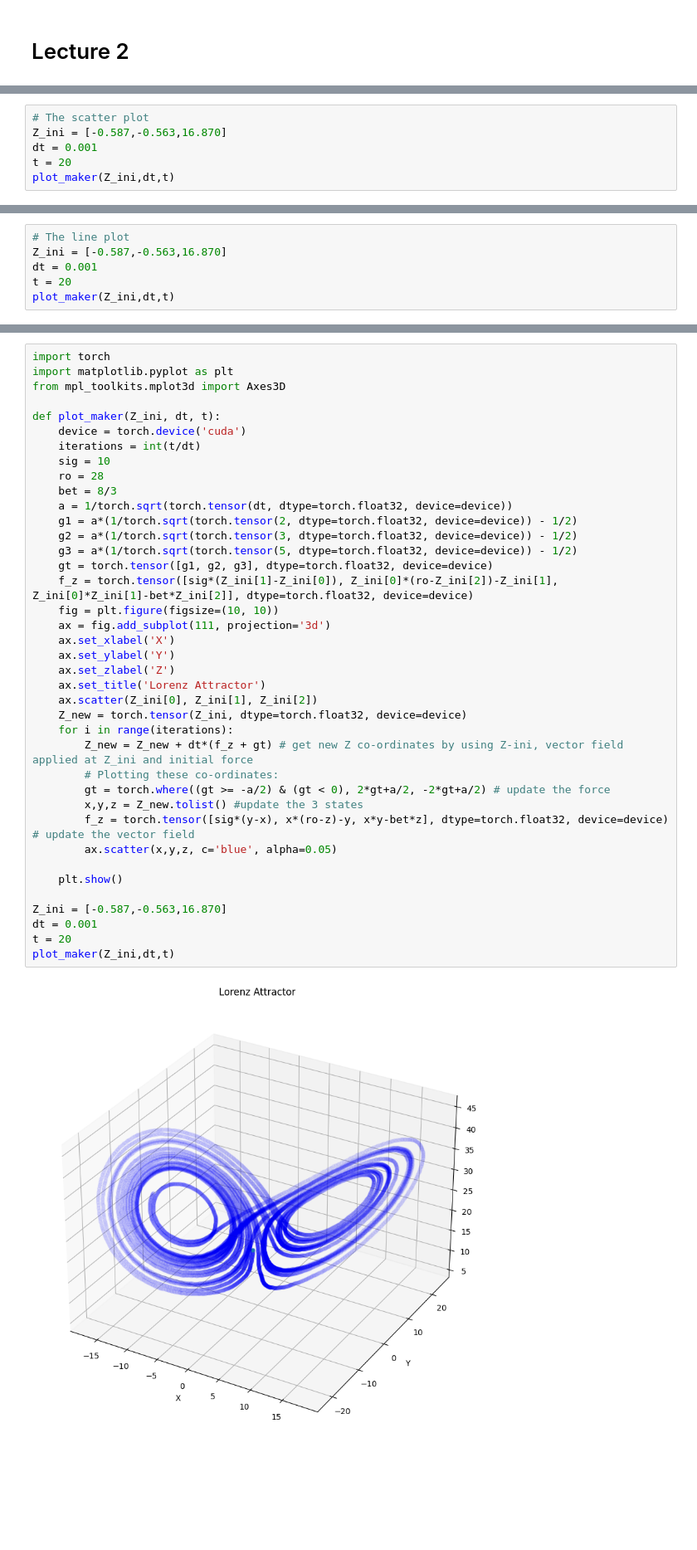
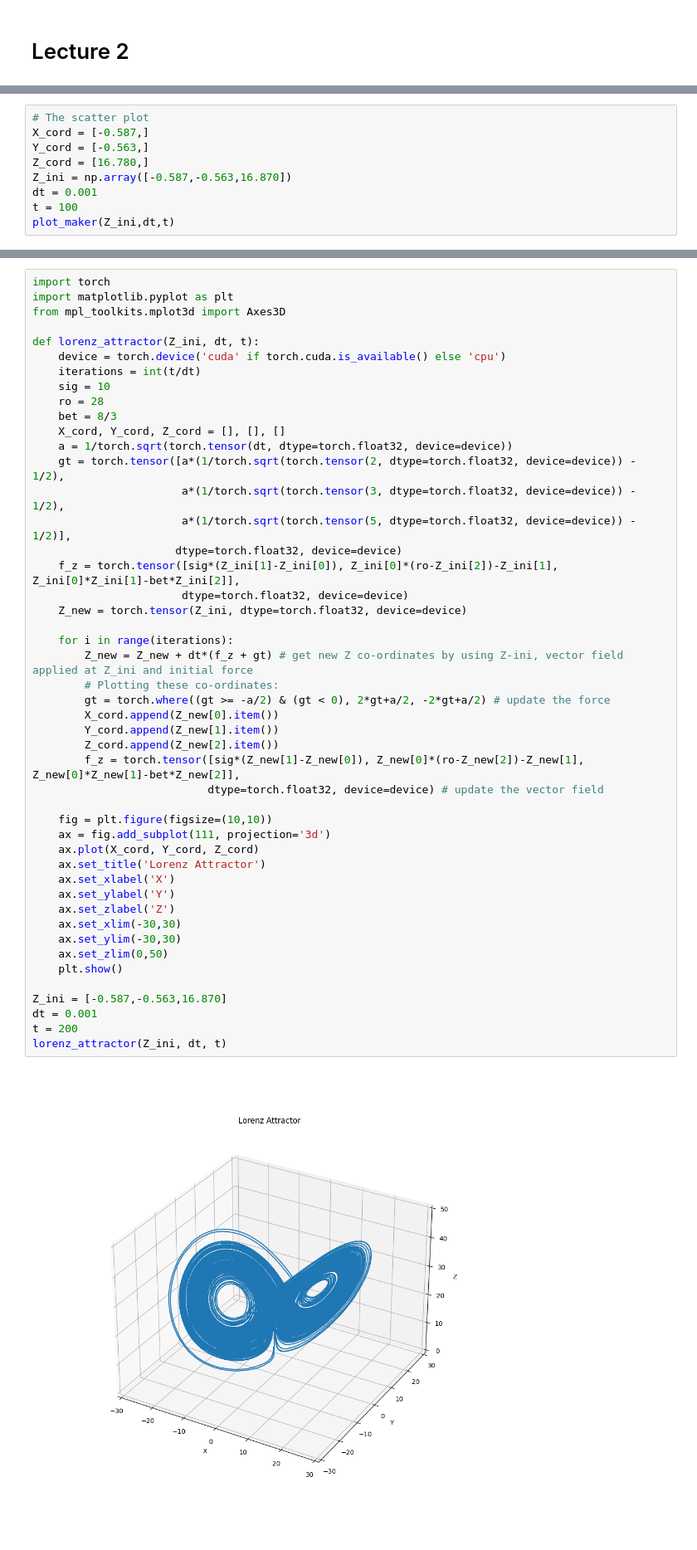
Before and after one commit to Yuvraj-Dhepe/uni_bayesian, a Jupyter notebook: Rough_Works/yuvraj/Rough_Implementations.ipynb, the cells around one changed output, grey strips where cells are left out. Shown at 83% size. Cells and saved outputs as stored; diff of their text form; blank space fills up the shorter version.

Commit message:
Updated the rough solution with 3d plot

```diff
--- a/Rough_Works/yuvraj/Rough_Implementations.ipynb
+++ b/Rough_Works/yuvraj/Rough_Implementations.ipynb
@@ -213,8 +248,11 @@ def plot_maker(Z_ini, dt, t):
     plt.show()
 # %%
 # The scatter plot
-Z_ini = [-0.587,-0.563,16.870]
+X_cord = [-0.587,]
+Y_cord = [-0.563,]
+Z_cord = [16.780,]
+Z_ini = np.array([-0.587,-0.563,16.870])
 dt = 0.001
-t = 20
+t = 100
 plot_maker(Z_ini,dt,t)
 # %% [output]
@@ -222,6 +259,0 @@ plot_maker(Z_ini,dt,t)
-# %%
-# The line plot
-Z_ini = [-0.587,-0.563,16.870]
-dt = 0.001
-t = 20
-plot_maker(Z_ini,dt,t)
@@ -230,41 +260,49 @@ plot_maker(Z_ini,dt,t)
 # %%
 import torch
 import matplotlib.pyplot as plt
 from mpl_toolkits.mplot3d import Axes3D
 
-def plot_maker(Z_ini, dt, t):
-    device = torch.device('cuda')
+def lorenz_attractor(Z_ini, dt, t):
+    device = torch.device('cuda' if torch.cuda.is_available() else 'cpu')
     iterations = int(t/dt)
     sig = 10
     ro = 28
     bet = 8/3
+    X_cord, Y_cord, Z_cord = [], [], []
     a = 1/torch.sqrt(torch.tensor(dt, dtype=torch.float32, device=device))
-    g1 = a*(1/torch.sqrt(torch.tensor(2, dtype=torch.float32, device=device)) - 1/2)
-    g2 = a*(1/torch.sqrt(torch.tensor(3, dtype=torch.float32, device=device)) - 1/2)
-    g3 = a*(1/torch.sqrt(torch.tensor(5, dtype=torch.float32, device=device)) - 1/2)
-    gt = torch.tensor([g1, g2, g3], dtype=torch.float32, device=device)
-    f_z = torch.tensor([sig*(Z_ini[1]-Z_ini[0]), Z_ini[0]*(ro-Z_ini[2])-Z_ini[1], Z_ini[0]*Z_ini[1]-bet*Z_ini[2]], dtype=torch.float32, device=device)
-    fig = plt.figure(figsize=(10, 10))
-    ax = fig.add_subplot(111, projection='3d')
-    ax.set_xlabel('X')
-    ax.set_ylabel('Y')
-    ax.set_zlabel('Z')
-    ax.set_title('Lorenz Attractor')
-    ax.scatter(Z_ini[0], Z_ini[1], Z_ini[2])
+    gt = torch.tensor([a*(1/torch.sqrt(torch.tensor(2, dtype=torch.float32, device=device)) - 1/2),
+                       a*(1/torch.sqrt(torch.tensor(3, dtype=torch.float32, device=device)) - 1/2),
+                       a*(1/torch.sqrt(torch.tensor(5, dtype=torch.float32, device=device)) - 1/2)],
+                      dtype=torch.float32, device=device)
+    f_z = torch.tensor([sig*(Z_ini[1]-Z_ini[0]), Z_ini[0]*(ro-Z_ini[2])-Z_ini[1], Z_ini[0]*Z_ini[1]-bet*Z_ini[2]],
+                       dtype=torch.float32, device=device)
     Z_new = torch.tensor(Z_ini, dtype=torch.float32, device=device)
+
     for i in range(iterations):
         Z_new = Z_new + dt*(f_z + gt) # get new Z co-ordinates by using Z-ini, vector field applied at Z_ini and initial force
         # Plotting these co-ordinates:
         gt = torch.where((gt >= -a/2) & (gt < 0), 2*gt+a/2, -2*gt+a/2) # update the force
-        x,y,z = Z_new.tolist() #update the 3 states
-        f_z = torch.tensor([sig*(y-x), x*(ro-z)-y, x*y-bet*z], dtype=torch.float32, device=device) # update the vector field
-        ax.scatter(x,y,z, c='blue', alpha=0.05)
+        X_cord.append(Z_new[0].item())
+        Y_cord.append(Z_new[1].item())
+        Z_cord.append(Z_new[2].item())
+        f_z = torch.tensor([sig*(Z_new[1]-Z_new[0]), Z_new[0]*(ro-Z_new[2])-Z_new[1], Z_new[0]*Z_new[1]-bet*Z_new[2]],
+                           dtype=torch.float32, device=device) # update the vector field
 
+    fig = plt.figure(figsize=(10,10))
+    ax = fig.add_subplot(111, projection='3d')
+    ax.plot(X_cord, Y_cord, Z_cord)
+    ax.set_title('Lorenz Attractor')
+    ax.set_xlabel('X')
+    ax.set_ylabel('Y')
+    ax.set_zlabel('Z')
+    ax.set_xlim(-30,30)
+    ax.set_ylim(-30,30)
+    ax.set_zlim(0,50)
     plt.show()
 
 Z_ini = [-0.587,-0.563,16.870]
 dt = 0.001
-t = 20
-plot_maker(Z_ini,dt,t)
+t = 200
+lorenz_attractor(Z_ini, dt, t)
 # %% [output]
-[figure, old version]
+[figure, new version]
```
Also changed, not shown: parts of 8 cells of this notebook, 1 other file.
